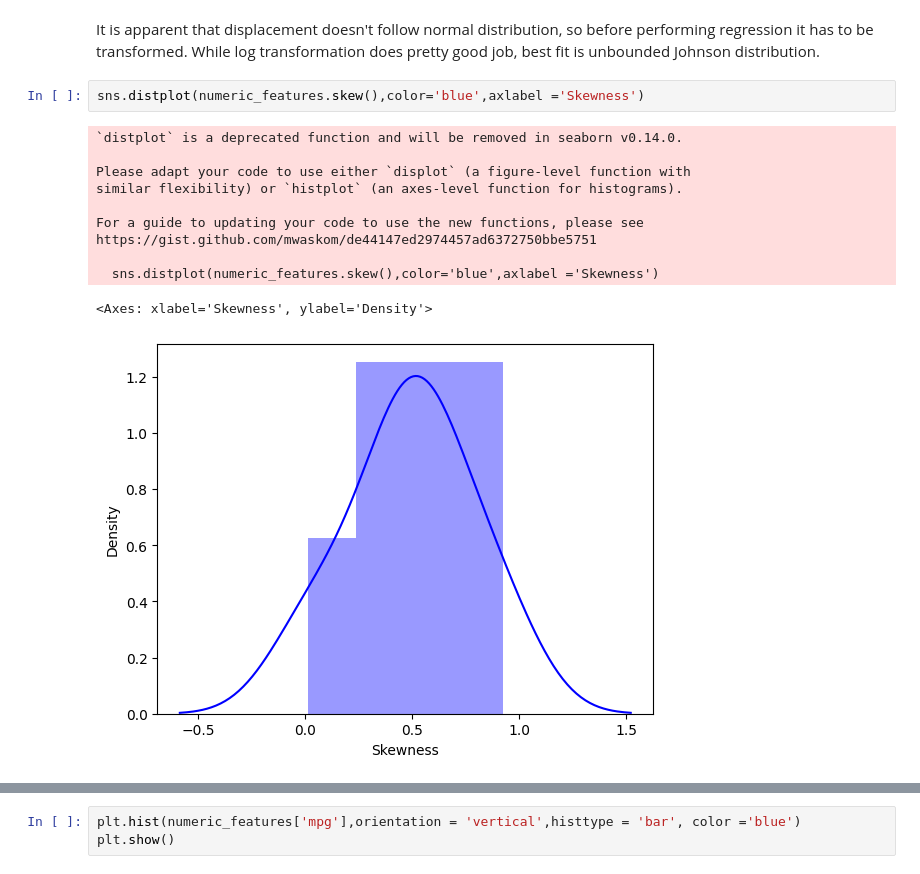
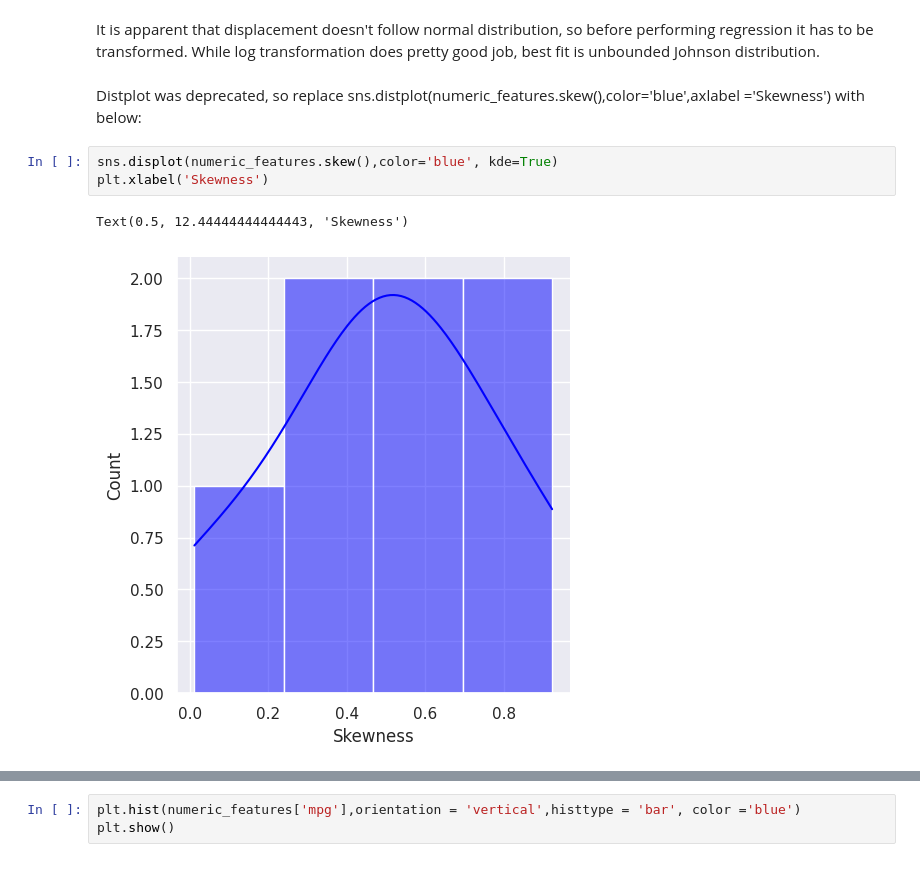
Before and after one commit to mariaingold/EDA_AutoMPG, a Jupyter notebook: 2_AutoMPG_EDA.ipynb, the cells around one changed output, grey strips where cells are left out. Saved outputs shown, nothing was run; the diff lists cells and outputs as text.

```diff
--- a/2_AutoMPG_EDA.ipynb
+++ b/2_AutoMPG_EDA.ipynb
@@ -260,19 +260,15 @@ https://gist.github.com/mwaskom/de44147ed2974457ad6372750bbe5751
 [figure]
 # %% [markdown]
 It is apparent that displacement doesn't follow normal distribution, so before performing regression it has to be transformed. While log transformation does pretty good job, best fit is unbounded Johnson distribution.
+# %% [markdown]
+Distplot was deprecated, so replace
+sns.distplot(numeric_features.skew(),color='blue',axlabel ='Skewness')
+with below:
 # %%
-sns.distplot(numeric_features.skew(),color='blue',axlabel ='Skewness')
+sns.displot(numeric_features.skew(),color='blue', kde=True)
+plt.xlabel('Skewness')
 # %% [output]
-`distplot` is a deprecated function and will be removed in seaborn v0.14.0.
-
-Please adapt your code to use either `displot` (a figure-level function with
-similar flexibility) or `histplot` (an axes-level function for histograms).
-
-For a guide to updating your code to use the new functions, please see
-https://gist.github.com/mwaskom/de44147ed2974457ad6372750bbe5751
-
-  sns.distplot(numeric_features.skew(),color='blue',axlabel ='Skewness')
+Text(0.5, 12.44444444444443, 'Skewness')
-<Axes: xlabel='Skewness', ylabel='Density'>
-[figure, old version]
+[figure, new version]
 # %%
 plt.figure(figsize = (12,8))
```
Also changed, not shown: parts of 17 cells of this notebook.
